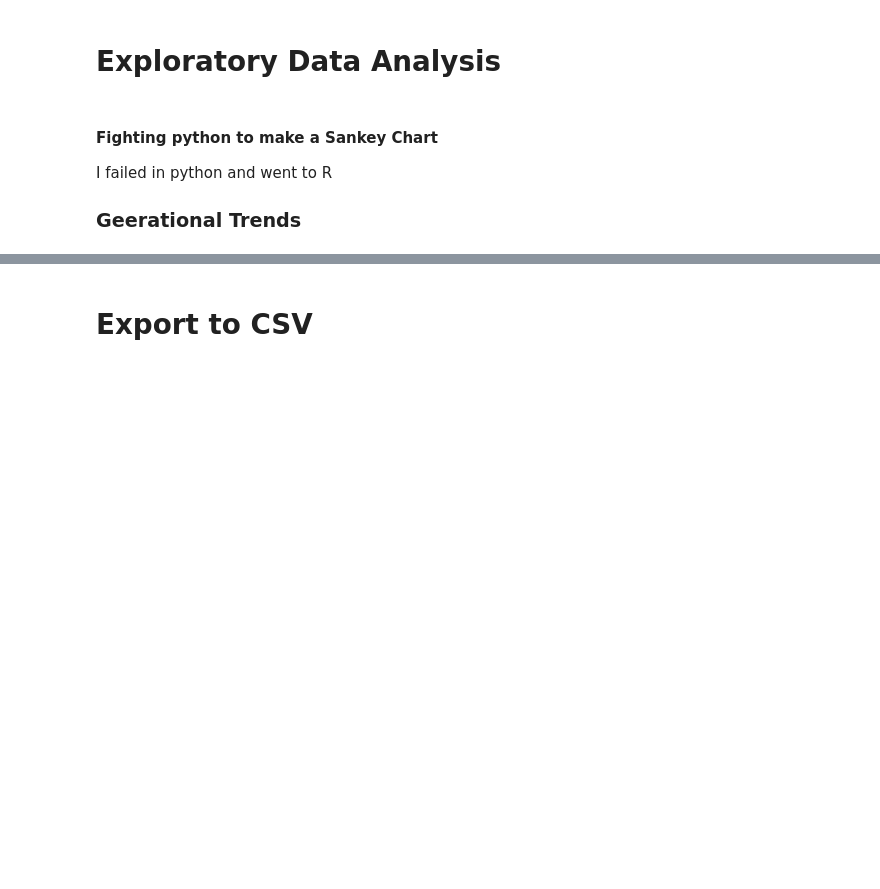
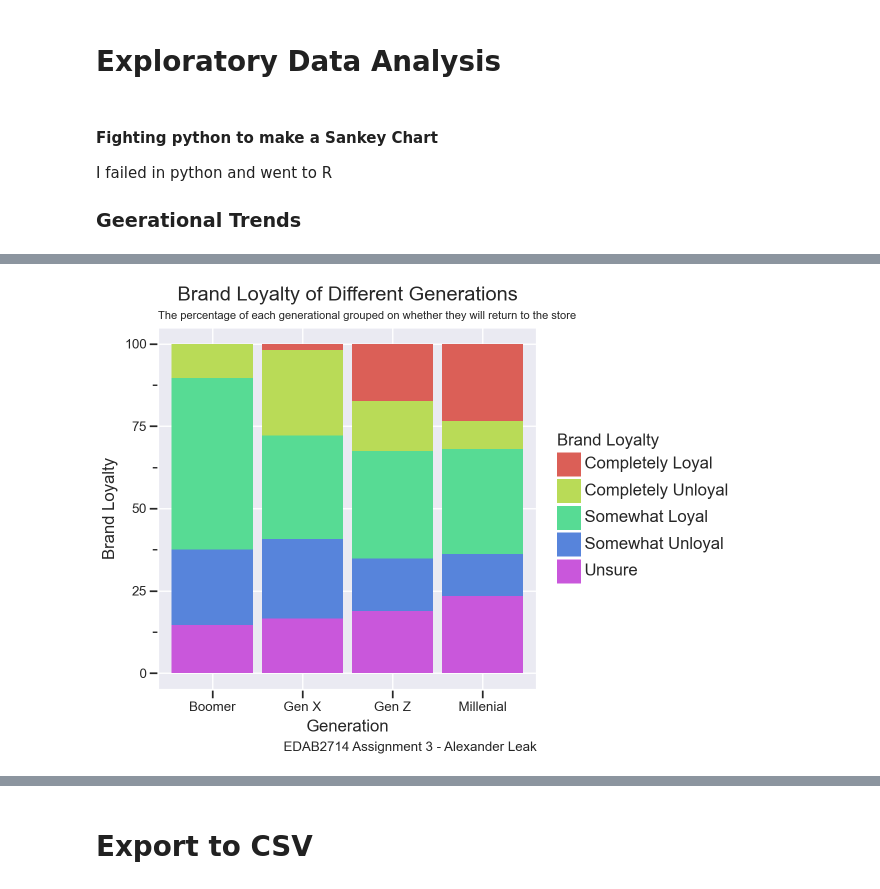
Before and after one commit to AlexTabble/Assignment-3, a Jupyter notebook: Assignment3_EDA.ipynb, the cells around one changed output, grey strips where cells are left out. Cells and saved outputs as stored; diff of their text form; code cells hidden in the pictures; blank space fills up the shorter version.

```diff
--- a/Assignment3_EDA.ipynb
+++ b/Assignment3_EDA.ipynb
@@ -460,0 +481,25 @@ df_gen
+# %%
+df_bl = df_reduced.groupby(by=['Generation','Brand Loyalty']).size().reset_index(name='Count')
+
+df_bl['%'] = 100*df_bl['Count'] / df_bl.groupby('Generation')['Count'].transform('sum')
+
+df_bl
+
+(
+    p9.ggplot(df_bl, p9.aes(x='Generation',y='%',fill='Brand Loyalty')) +
+    p9.geom_col() +
+    p9.theme_seaborn() +
+    p9.labs(
+        y = 'Brand Loyalty',
+        x = 'Generation',
+        title = 'Brand Loyalty of Different Generations',
+        subtitle = 'The percentage of each generational grouped on whether they will return to the store',
+        caption = 'EDAB2714 Assignment 3 - Alexander Leak'
+    )+
+    p9.theme(
+        plot_title= p9.element_text(ha='center',weight='light'),
+        plot_subtitle=p9.element_text(size = 8,ha='left')
+    )
+)
+# %% [output]
+[figure, added]
```
Also changed, not shown: parts of 6 cells of this notebook, 5 other files.
